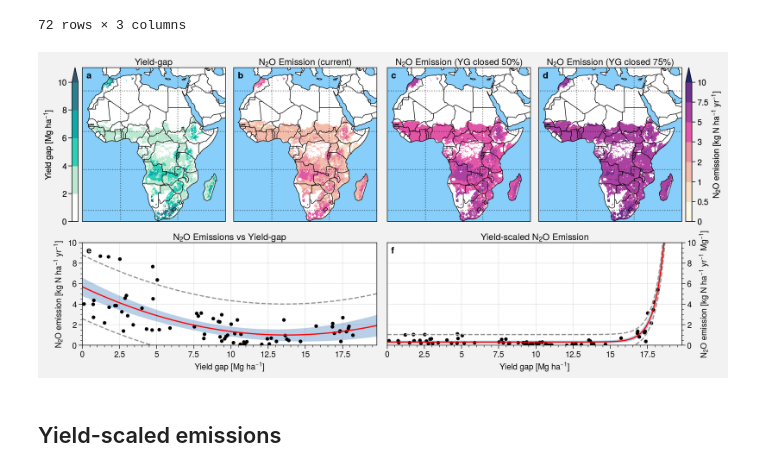
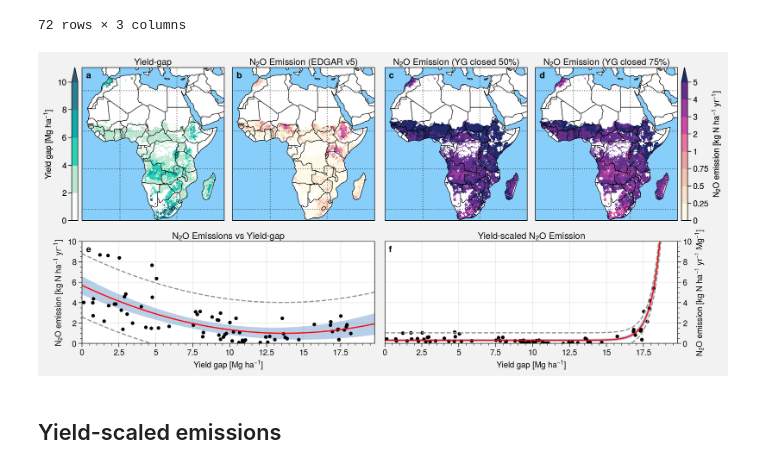
Before and after one commit to cwerner/yieldgap-analysis-africa, a Jupyter notebook: plotting.ipynb, the cells around one changed output. Cells and saved outputs as stored; diff of their text form; code cells hidden in the pictures.

Commit message:
update plotting nb and add edgar soil n2o data for panel b

```diff
--- a/plotting.ipynb
+++ b/plotting.ipynb
@@ -48,11 +54,34 @@ def yieldscaledemis(x, y0=0.313, a=2.797e-12, b=4.718):
 # %%
 # these numbers are bullshit, replace with actual
 ds["n2o"] = yieldgap2emis(ds.ygapm)
-ds["n2o_50p"] = yieldgap2emis(ds.ygapm, rate=0.50)
-ds["n2o_75p"] = yieldgap2emis(ds.ygapm, rate=0.25)
+ds["n2o_50p"] = yieldgap2emisB(ds.ygapm, rate=0.50)
+ds["n2o_75p"] = yieldgap2emisB(ds.ygapm, rate=0.75)
 ds["ysemis"] = yieldscaledemis(ds.ygapm)
 # %%
 ds.ysemis.plot(robust=True)
 # %% [output]
 <matplotlib.collections.QuadMesh at 0x...>
 [figure]
+# %%
+def preprocess_edgar_nc(da, convert_n2o_units=True):
+    if convert_n2o_units:
+        if da.units == 'kg m-2 s-1':
+            da = da * 3600 * 24 * 365 * 10000
+            da.attrs['units'] = 'kg ha-1 yr-1'
+        else:
+            print('unexpected unit - no conversion')
+
+    # also shift dataset from 0...360 longitude to -180...180
+    da = da.assign_coords(lon=(((da.lon + 180) % 360) - 180)).sortby('lon')
+    # make sure we have clean 2 digit lons
+    da = da.assign_coords(lon=da.lon.round(2))
+    da['lon'].attrs['long_name'] = 'longitude [degrees_east]'
+    return da
+# %%
+ds2 = xr.open_dataset("data/v50_N2O_2015_AGS.0.1x0.1.nc")
+ds2 = preprocess_edgar_nc(ds2["emi_n2o"])
+ds2 = ds2.sel(lat=slice(-50, 40), lon=slice(-30,60))
+
+#interpolate into the higher resolution grid
+ds2 = ds2.interp(lat=ds.lat, lon=ds.lon)
+ds2.plot(figsize=(6,5), robust=True);
@@ -77,8 +108,10 @@ df
 # %%
 colors = 'sunset'
 colors_ls = 'marine' #'Purples' #'RdPu'
-VMAX = 10
-LEVELS=[0, 0.5, 1, 2, 3, 5, 7.5, 10]
+#VMAX = 10
+#LEVELS=[0, 0.5, 1, 2, 3, 5, 7.5, 10]
+VMAX=5
+LEVELS=[0, 0.25, 0.5, 0.75, 1, 2, 3, 4, 5]
 # %%
 f, axs = plot.subplots([[1, 2, 3, 4], [5, 5, 6, 6]],
                        hratios=(1.5, 1.),
@@ -94,7 +127,8 @@ axs.format(abc=True,
 # top row
 for i, var in enumerate(['n2o', 'n2o_50p', 'n2o_75p']):
     m = axs[i+1].pcolormesh(
-        ds[var].where(ds[var] >- 1),
+        #ds[var].where(ds[var] > -1),
+        ds2.where(ds[var] > -1) if var == 'n2o' else ds2.where(ds[var] > -1) + ds[var].where(ds[var] > -1),
         cmap=colors,
         colorbar='r' if i==2 else None,
         colorbar_kw={'label': 'N$_2$O emission [kg N ha$^{-1}$ yr$^{-1}$]', 'width': '0.75em'} if i==2 else None,
@@ -178,37 +212,37 @@ p3 = axs[5].plot(x, y, c='red')
 axs[5].scatter(df.yieldgap, df.yieldscaled_n2o, c='black')
 
 labels = ["Yield-gap",
-          "N$_2$O Emission (current)",
+          "N$_2$O Emission (EDGAR v5)",
           "N$_2$O Emission (YG closed 50%)",
           "N$_2$O Emission (YG closed 75%)",
           "N$_2$O Emissions vs Yield-gap",
           "Yield-scaled N$_2$O Emission"]
 
 # maps
 for i in range(4):
     axs[i].format(
         title=labels[i],
         lonlim=(-20, 55), latlim=(-35, 40),
         borders=True,
         coast=True,
         ocean=True,
         oceancolor='lightskyblue',
     )
 
 # data panels
 for i in range(4, 6):
     axs[i].format(
         title=labels[i],
         ylim=(0, 10),
         xlabel='Yield gap [Mg ha$^{-1}$]'
     )
 
 axs[4].format(ylabel='N$_2$O emission [kg N ha$^{-1}$ yr$^{-1}$]')
 axs[5].format(ylabel='N$_2$O emission [kg N ha$^{-1}$ yr$^{-1}$ Mg$^{-1}$]',
               ytickloc='right',
               yticklabelloc='right')
 # %% [output]
-[figure, old version]
+[figure, new version]
 # %%
 f.savefig("panelplot_yieldgap.png", dpi=400, facecolor='w')
 # %% [markdown]
```
Also changed, not shown: parts of 2 cells of this notebook, 1 other file.
